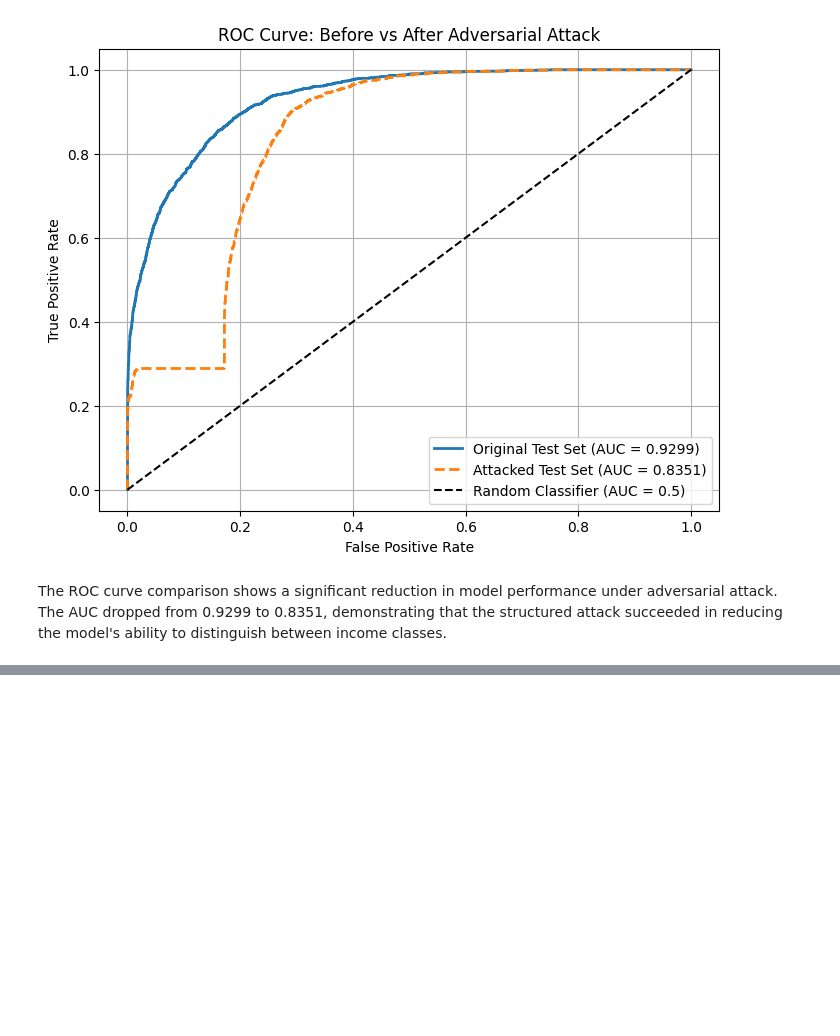
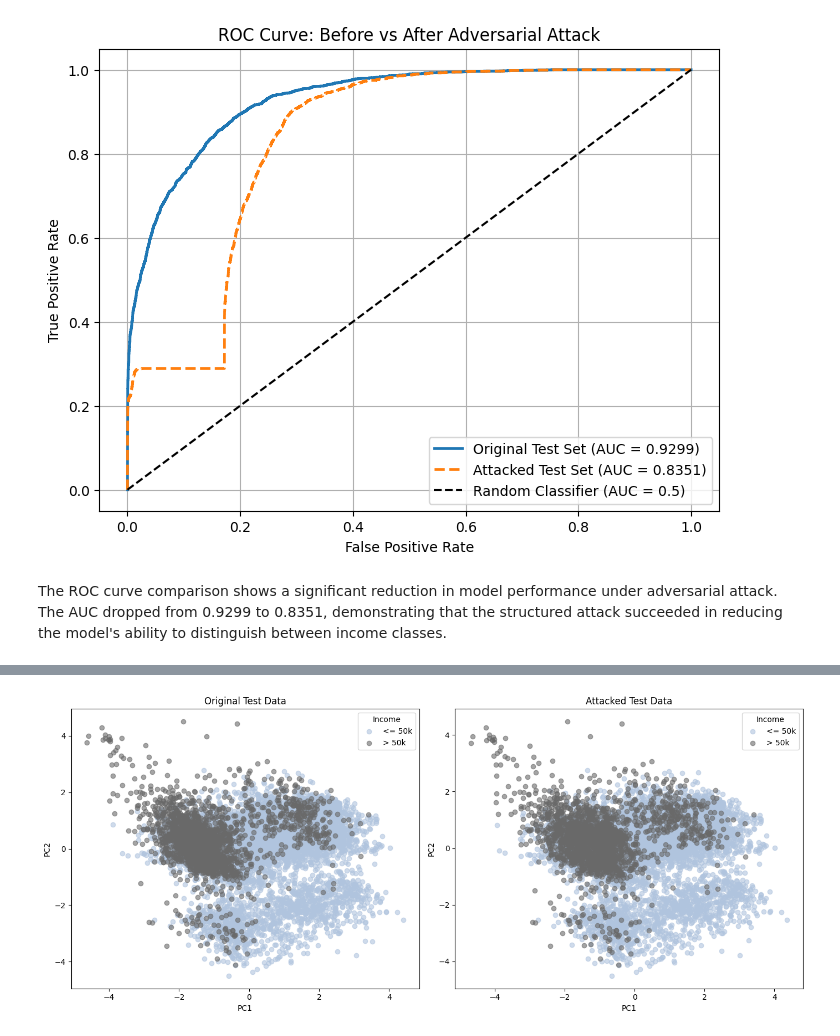
Before and after one commit to yuvalira/Final-Project-Adversarial-Attack-on-Tabular-Classification, a Jupyter notebook: ATTACK/GBT_Attack.ipynb, the cells around one changed output, grey strips where cells are left out. Drawn from its saved outputs; the diff is of its cells as text; code cells hidden in the pictures; blank space fills up the shorter version.

```diff
--- a/ATTACK/GBT_Attack.ipynb
+++ b/ATTACK/GBT_Attack.ipynb
@@ -169,7 +174,7 @@ This method ensures that the attack remains realistic and focused on high-impact
 def generate_adversarial_attack(
         df_test, model_gbt, correlation_dict,
         max_features_changed=3,
-        correlation_threshold=0.05, max_attempts=10):
+        correlation_threshold=0.05, max_attempts=20):
 
     # Declare bounds for numeric features
     numeric_bounded_features = {
@@ -483,0 +501,58 @@ The AUC dropped from 0.9299 to 0.8351, demonstrating that the structured attack
+# %%
+# Map numeric labels to class names
+class_map = {
+    0: '<= 50k',
+    1: '> 50k'
+}
+
+# Define colors for each class name
+custom_colors = {
+    '<= 50k': 'lightsteelblue',  # light blue
+    '> 50k': 'dimgrey'  # gray
+}
+
+# Preprocess function
+def preprocess(df, label_column='income'):
+    raw_labels = df[label_column].values
+    labels = np.vectorize(class_map.get)(raw_labels)  # convert to class names
+    features = df.drop(columns=[label_column])
+    scaler = StandardScaler()
+    features_scaled = scaler.fit_transform(features)
+    return features_scaled, labels
+
+# Preprocess datasets
+X_original, y_original = preprocess(test_data, label_column='income')
+X_attacked, y_attacked = preprocess(full_attacked_test_data, label_column='income')
+
+# PCA
+pca = PCA(n_components=2)
+X_original_pca = pca.fit_transform(X_original)
+X_attacked_pca = pca.transform(X_attacked)
+
+# Plot
+fig, axes = plt.subplots(1, 2, figsize=(14, 6))
+
+# Original
+for label in np.unique(y_original):
+    idx = y_original == label
+    axes[0].scatter(X_original_pca[idx, 0], X_original_pca[idx, 1],
+                    c=custom_colors[label], label=label, alpha=0.6)
+axes[0].set_title('Original Test Data')
+axes[0].set_xlabel('PC1')
+axes[0].set_ylabel('PC2')
+axes[0].legend(title='Income')
+
+# Attacked
+for label in np.unique(y_attacked):
+    idx = y_attacked == label
+    axes[1].scatter(X_attacked_pca[idx, 0], X_attacked_pca[idx, 1],
+                    c=custom_colors[label], label=label, alpha=0.6)
+axes[1].set_title('Attacked Test Data')
+axes[1].set_xlabel('PC1')
+axes[1].set_ylabel('PC2')
+axes[1].legend(title='Income')
+
+plt.tight_layout()
+plt.show()
+# %% [output]
+[figure, added]
```
Also changed, not shown: parts of 4 cells of this notebook.
